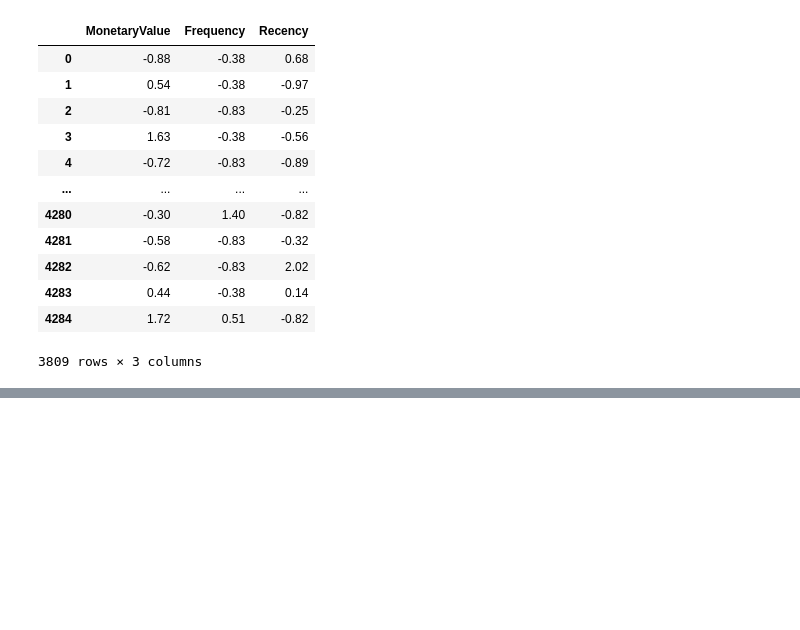
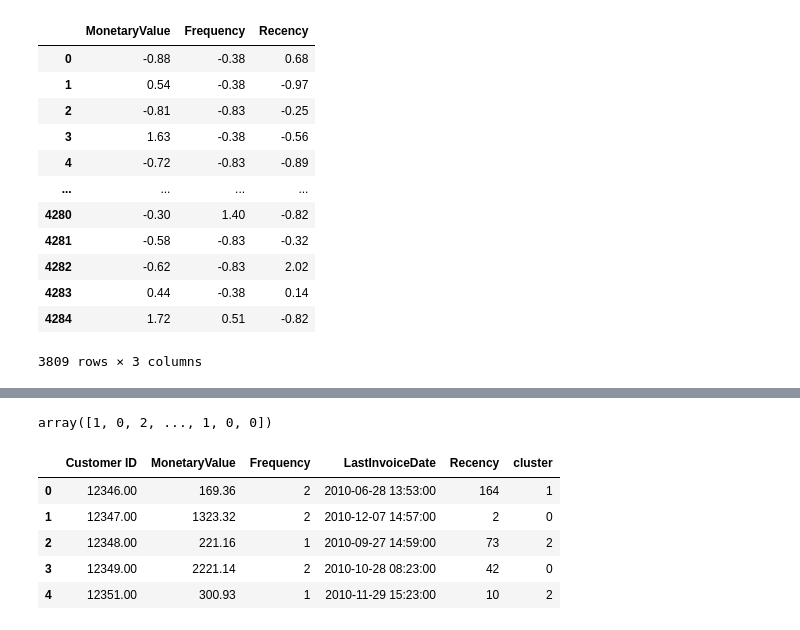
Before and after one commit to AvirukthGT/OnlineSalesAnalytics, a Jupyter notebook: Retail_data_clustering.ipynb, the cells around one changed output, grey strips where cells are left out. Cells and saved outputs as stored; diff of their text form; code cells hidden in the pictures; blank space fills up the shorter version.

```diff
--- a/Retail_data_clustering.ipynb
+++ b/Retail_data_clustering.ipynb
@@ -486,0 +545,19 @@ scaled_data_df
+# %%
+kmeans=KMeans(n_clusters=4,random_state=42,max_iter=1000)
+
+cluster_labels=kmeans.fit_predict(scaled_data_df)
+
+cluster_labels
+# %% [output]
+array([1, 0, 2, ..., 1, 0, 0])
+# %%
+non_outliers_df['cluster']=cluster_labels
+# %%
+non_outliers_df.head()
+# %% [output]
+|  | Customer ID | MonetaryValue | Frequency | LastInvoiceDate | Recency | cluster |
+| 0 | 12346.00 | 169.36 | 2 | 2010-06-28 13:53:00 | 164 | 1 |
+| 1 | 12347.00 | 1323.32 | 2 | 2010-12-07 14:57:00 | 2 | 0 |
+| 2 | 12348.00 | 221.16 | 1 | 2010-09-27 14:59:00 | 73 | 2 |
+| 3 | 12349.00 | 2221.14 | 2 | 2010-10-28 08:23:00 | 42 | 0 |
+| 4 | 12351.00 | 300.93 | 1 | 2010-11-29 15:23:00 | 10 | 2 |
```
Also changed, not shown: parts of 3 cells of this notebook.
